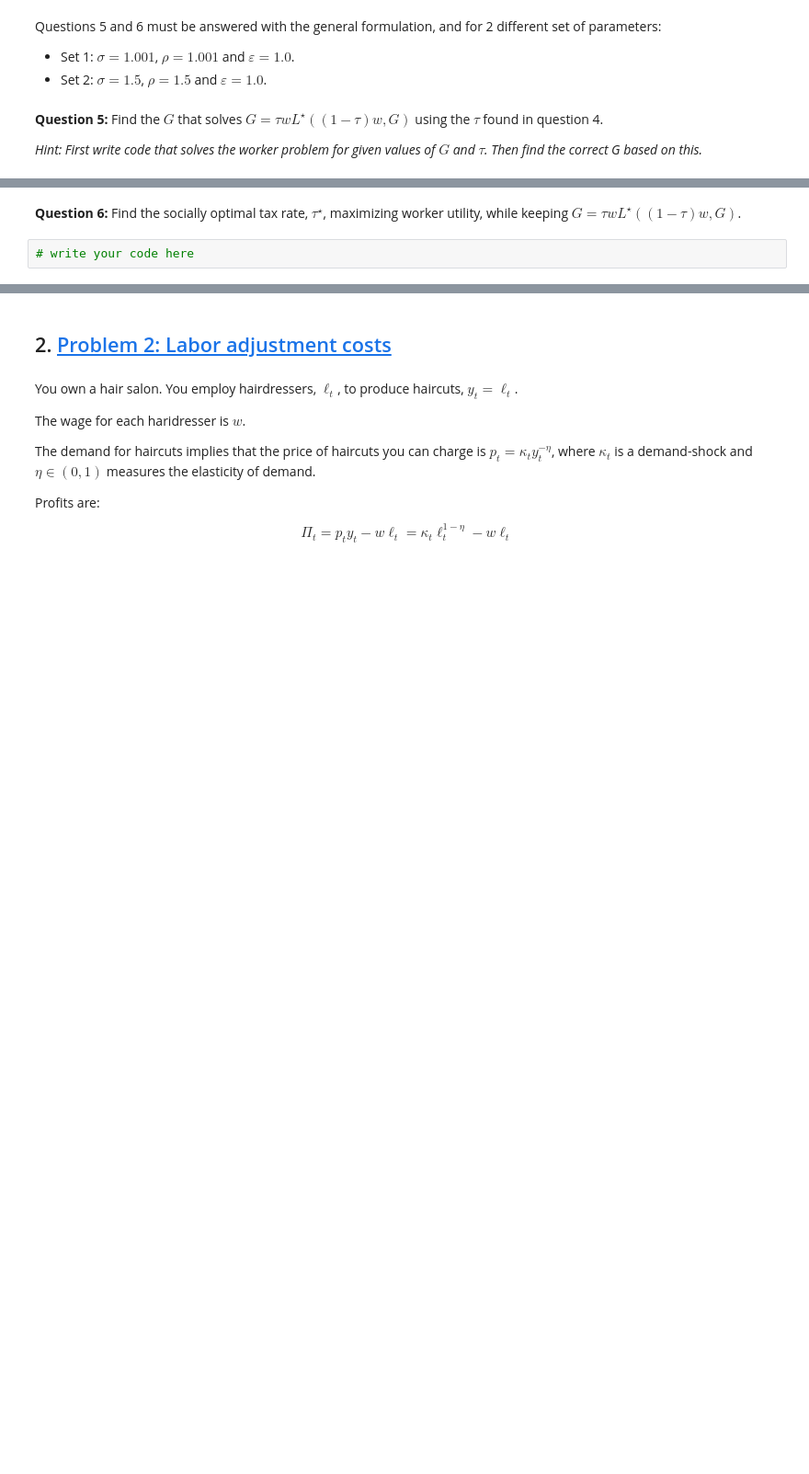
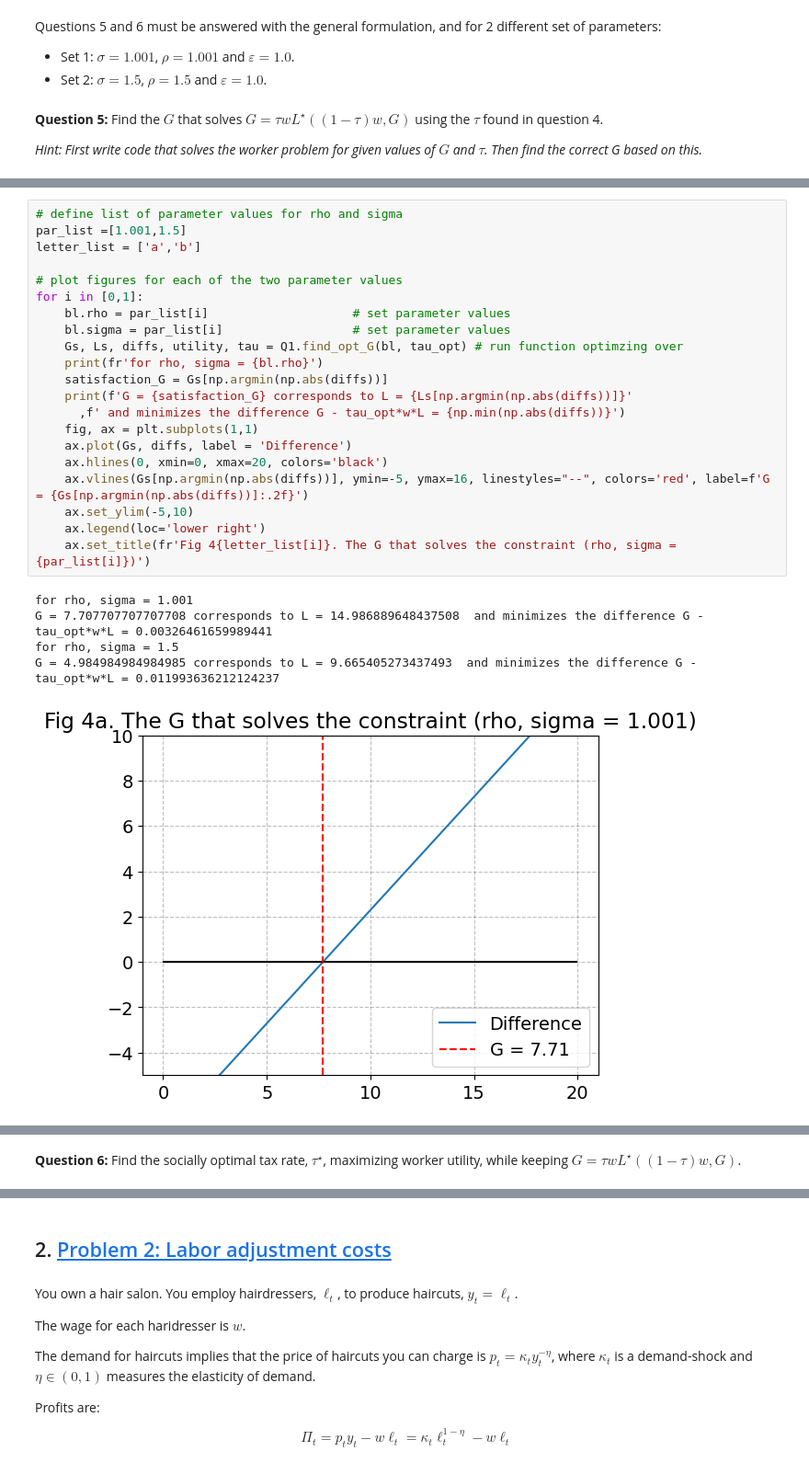
Before and after one commit to NumEconCopenhagen/projects-2023-scb, a Jupyter notebook: examproject/Exam-2023-notebook.ipynb, the cells around one changed output, grey strips where cells are left out. Shown at 92% size. Cells and saved outputs as stored; diff of their text form; blank space fills up the shorter version.

```diff
--- a/examproject/Exam-2023-notebook.ipynb
+++ b/examproject/Exam-2023-notebook.ipynb
@@ -106,0 +260,27 @@ Questions 5 and 6 must be answered with the general formulation, and for 2 diffe
+# %%
+# define list of parameter values for rho and sigma
+par_list =[1.001,1.5]
+letter_list = ['a','b']
+
+# plot figures for each of the two parameter values
+for i in [0,1]:
+    bl.rho = par_list[i]                    # set parameter values
+    bl.sigma = par_list[i]                  # set parameter values
+    Gs, Ls, diffs, utility, tau = Q1.find_opt_G(bl, tau_opt) # run function optimzing over
+    print(fr'for rho, sigma = {bl.rho}')
+    satisfaction_G = Gs[np.argmin(np.abs(diffs))]
+    print(f'G = {satisfaction_G} corresponds to L = {Ls[np.argmin(np.abs(diffs))]}'
+      ,f' and minimizes the difference G - tau_opt*w*L = {np.min(np.abs(diffs))}')
+    fig, ax = plt.subplots(1,1)
+    ax.plot(Gs, diffs, label = 'Difference')
+    ax.hlines(0, xmin=0, xmax=20, colors='black')
+    ax.vlines(Gs[np.argmin(np.abs(diffs))], ymin=-5, ymax=16, linestyles="--", colors='red', label=f'G = {Gs[np.argmin(np.abs(diffs))]:.2f}')
+    ax.set_ylim(-5,10)
+    ax.legend(loc='lower right')
+    ax.set_title(fr'Fig 4{letter_list[i]}. The G that solves the constraint (rho, sigma = {par_list[i]})')
+# %% [output]
+for rho, sigma = 1.001
+G = 7.707707707707708 corresponds to L = 14.986889648437508  and minimizes the difference G - tau_opt*w*L = 0.00326461659989441
+for rho, sigma = 1.5
+G = 4.984984984984985 corresponds to L = 9.665405273437493  and minimizes the difference G - tau_opt*w*L = 0.011993636212124237
+[figure, added]
@@ -107,4 +288,2 @@ Questions 5 and 6 must be answered with the general formulation, and for 2 diffe
 # %% [markdown]
 **Question 6:** Find the socially optimal tax rate, $\tau^{\star}$, maximizing worker utility, while keeping $G = \tau w L^{\star}((1-\tau)w,G)$.
-# %%
-# write your code here
```
Also changed, not shown: parts of 25 cells of this notebook, 1 other file.
